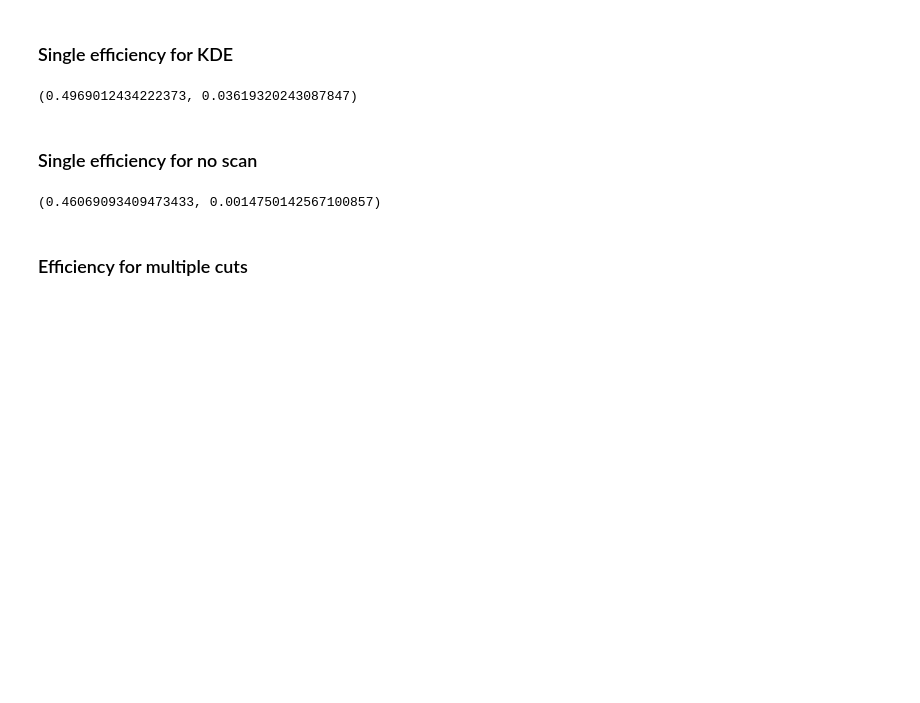
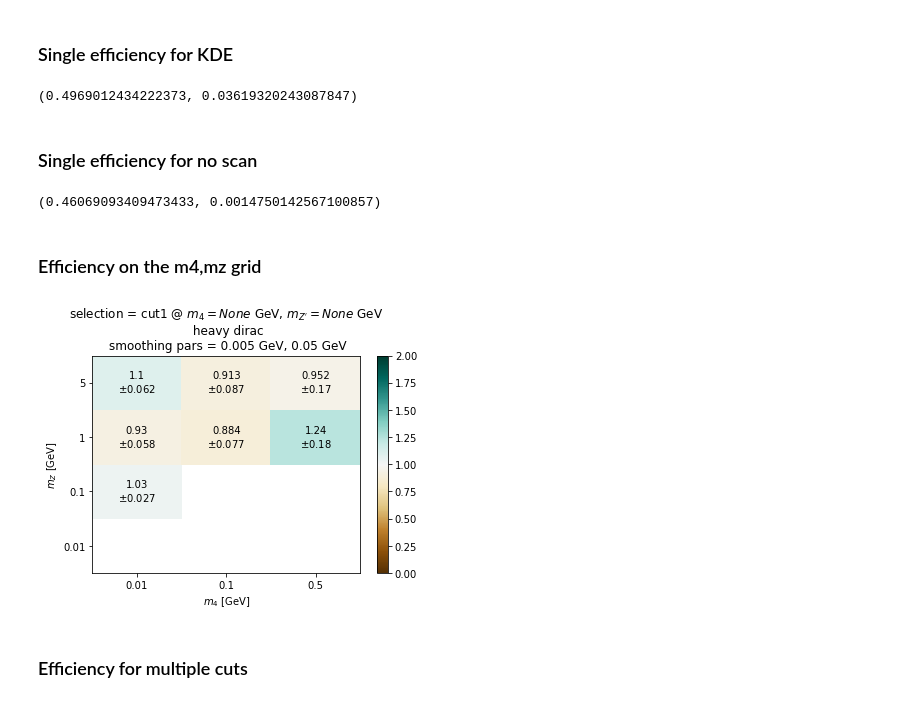
Before and after one commit to mhostert/dark-neutrinos-at-T2K, a Jupyter notebook: exp_analysis/3_comparison_observables.ipynb, the cells around one changed output. Cells and saved outputs as stored; diff of their text form; code cells hidden in the pictures; blank space fills up the shorter version.

```diff
--- a/exp_analysis/3_comparison_observables.ipynb
+++ b/exp_analysis/3_comparison_observables.ipynb
@@ -110,6 +110,15 @@ no_scan_efficiency(num_selection_query='cut1',
                )
 # %% [output]
 (0.46069093409473433, 0.0014750142567100857)
+# %% [markdown]
+### Efficiency on the m4,mz grid
+# %%
+kde_no_scan_efficiency_plot_grid(num_selection_query='cut1',
+                                 den_selection_query='no_cuts',
+                                 exp_analysis_obj=my_exp_analyses['heavy_dirac'],
+                                 smoothing_pars=[0.005, 0.05]);
+# %% [output]
+[figure, added]
 # %% [markdown]
 ### Efficiency for multiple cuts
 # %%
```
Also changed, not shown: parts of 1 cell of this notebook, 1 other file.
